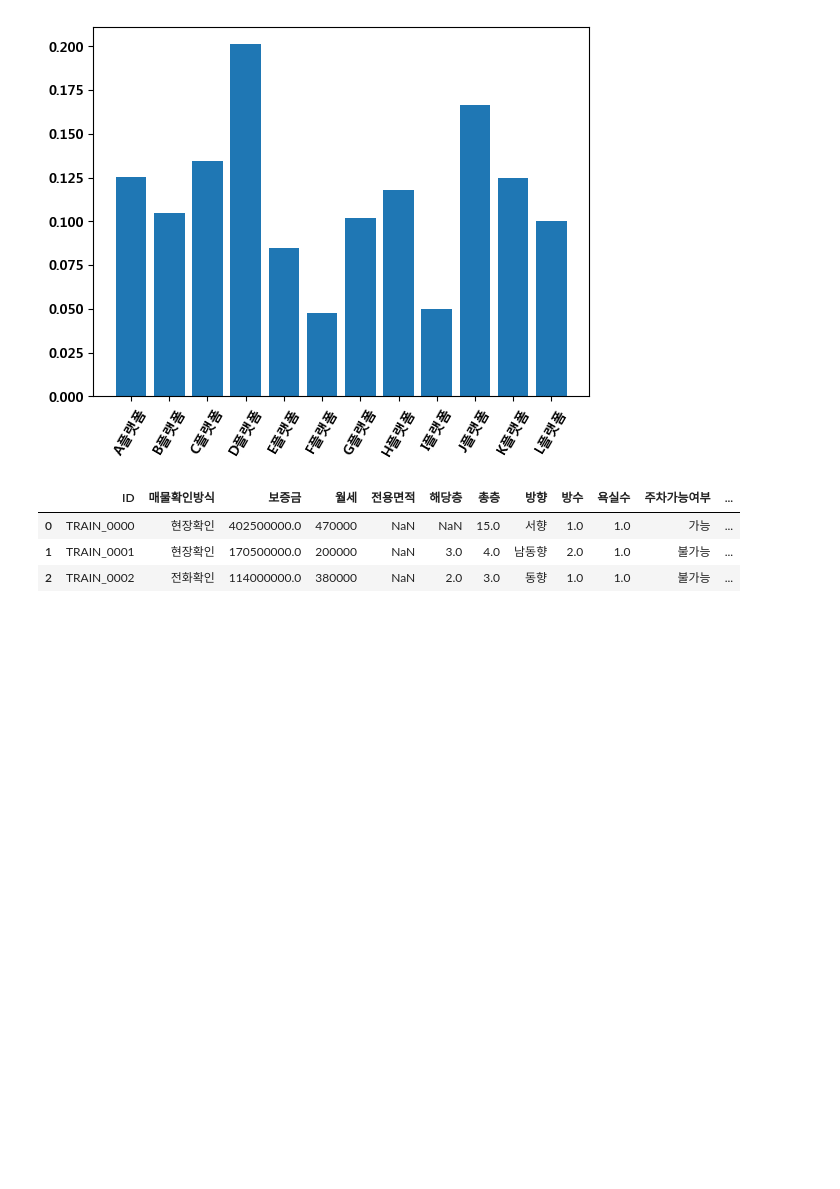
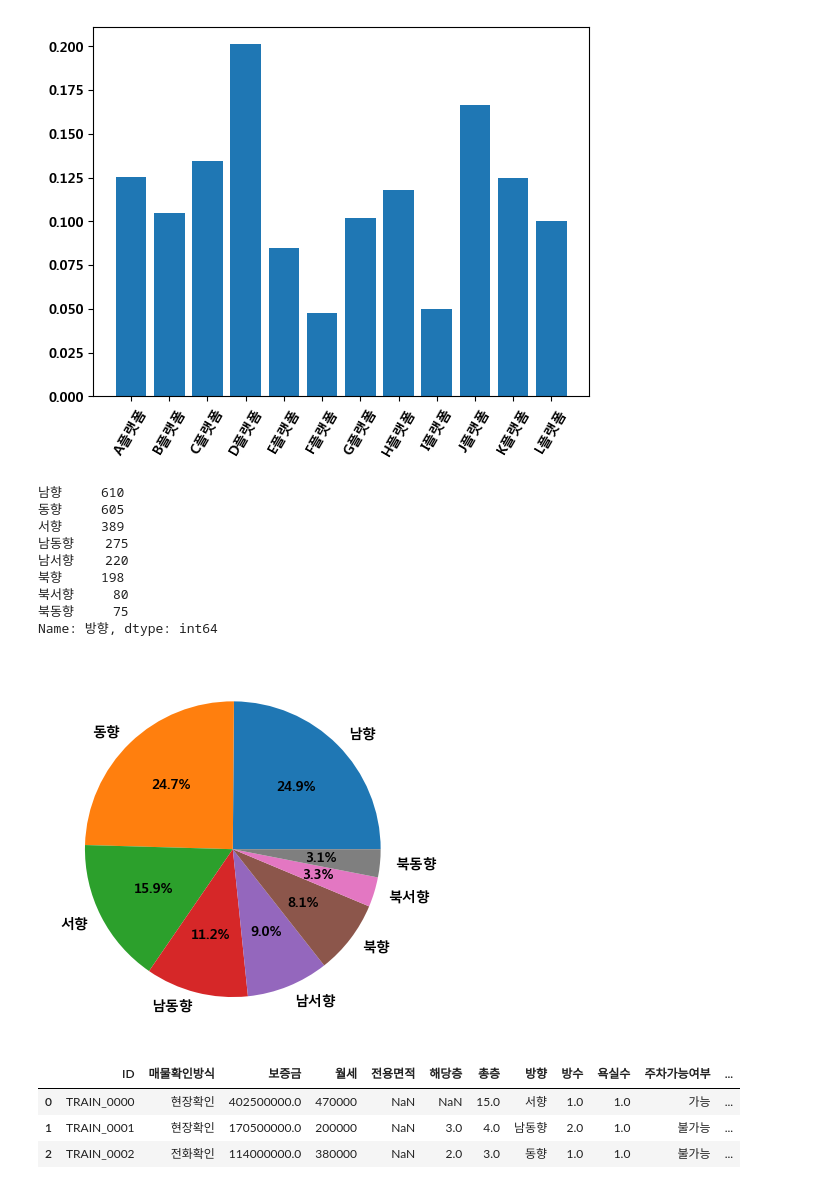
Before and after one commit to Salamamder/project_jericho, a Jupyter notebook: 임시이름.ipynb, the cells around one changed output. Saved outputs shown, nothing was run; the diff lists cells and outputs as text; code cells hidden in the pictures; blank space fills up the shorter version.

```diff
--- a/임시이름.ipynb
+++ b/임시이름.ipynb
@@ -133,6 +179,21 @@ plt.show()
 # 비율로 봤을 때는 D와 J 플랫폼이 많은 것으로 확인
 # %% [output]
 [figure]
+# %%
+labels = train['방향'].value_counts().index
+plt.pie(x=train['방향'].value_counts(), labels=labels, autopct="%1.1f%%")
+print(train['방향'].value_counts())
+# %% [output]
+남향     610
+동향     605
+서향     389
+남동향    275
+남서향    220
+북향     198
+북서향     80
+북동향     75
+Name: 방향, dtype: int64
+[figure, added]
 # %%
 # 데이터 다시 확인
 display(train.head(3))
```
Also changed, not shown: parts of 4 cells of this notebook, 3 other files.
